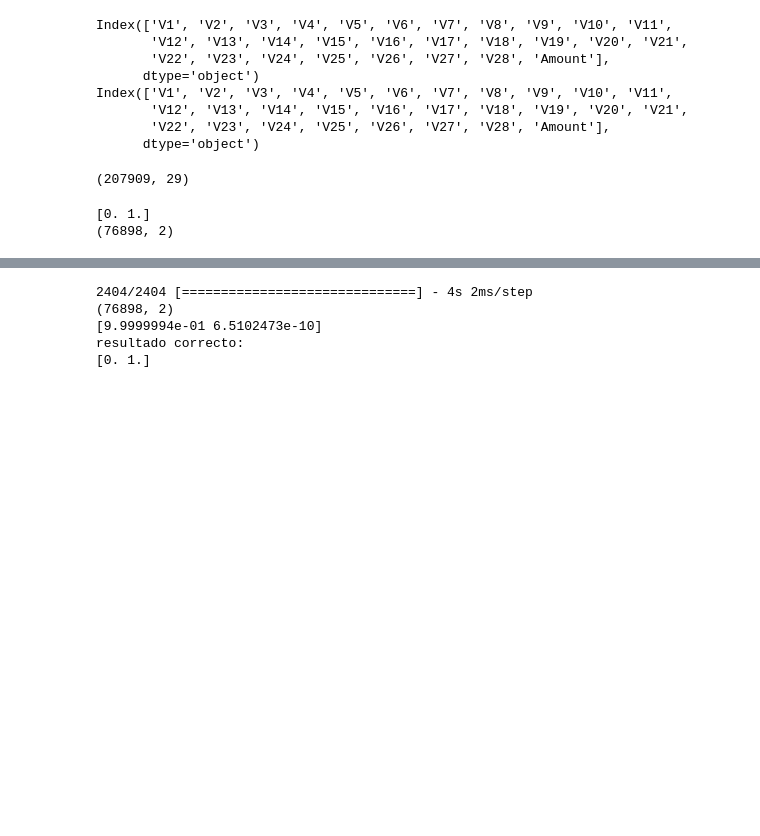
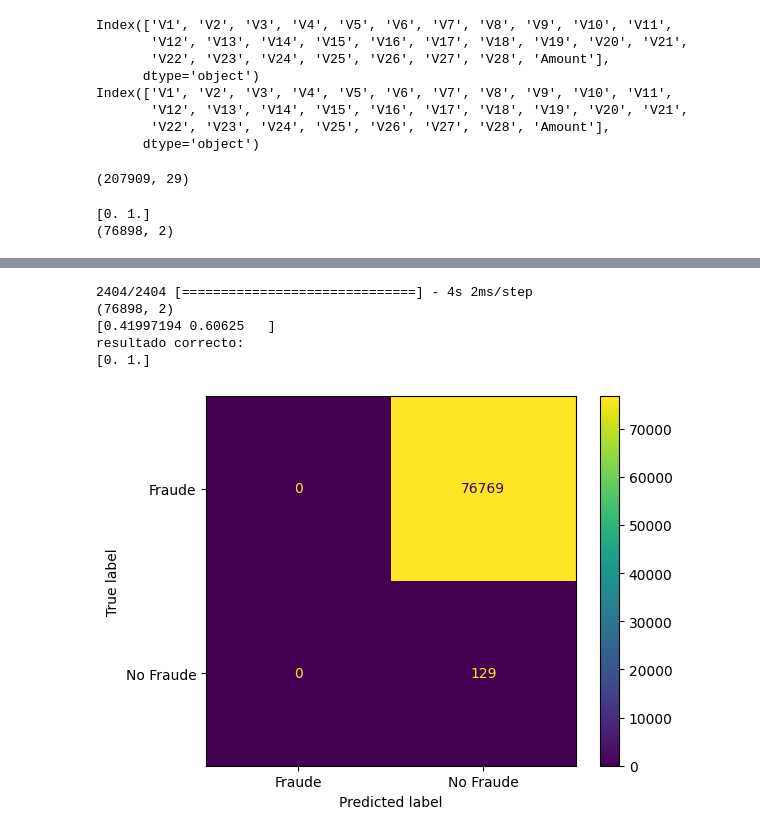
Before and after one commit to MCPMAlf/An-lisis-de-Datos, a Jupyter notebook: Proyecto4_Ejercicio2.ipynb, the cells around one changed output, grey strips where cells are left out. Saved outputs shown, nothing was run; the diff lists cells and outputs as text; code cells hidden in the pictures; blank space fills up the shorter version.

```diff
--- a/Proyecto4_Ejercicio2.ipynb
+++ b/Proyecto4_Ejercicio2.ipynb
@@ -173,11 +180,12 @@ batch_size = 150
 # %%
 #Modelo de red neuronal
 model = Sequential()
-model.add(Dense(150, activation='tanh', input_shape = (29,)))
+model.add(Dense(30, activation='tanh', input_shape = (29,)))
 model.add(Dropout(0.2))
-model.add(Dense(100, activation='tanh'))
-model.add(Dense(50, activation='tanh'))
-model.add(Dense(num_classes, activation='softmax'))
+model.add(Dense(17, activation='tanh'))
+model.add(Dropout(0.1))
+model.add(Dense(8, activation='relu'))
+model.add(Dense(num_classes))
 
 model.summary()
 # %% [output]
@@ -201,9 +207,9 @@ Trainable params: 24,752
 Non-trainable params: 0
 _________________________________________________________________
 # %%
-model.compile(loss=CategoricalCrossentropy(from_logits=False), optimizer = Adam (learning_rate=Learning_Rate),metrics=['accuracy'])
-#model.compile(loss=MAE, optimizer = Adam (learning_rate=Learning_Rate*1), metrics=['RootMeanSquaredError'])
-##model.compile(loss='categorical_crossentropy', optimizer = Adam (learning_rate=Learning_Rate*10),metrics=['accuracy'])
+#model.compile(loss=CategoricalCrossentropy(from_logits=False), optimizer = Adam (learning_rate=Learning_Rate),metrics=['accuracy'])
+model.compile(loss=MAE, optimizer = SGD (learning_rate=Learning_Rate*1), metrics=['RootMeanSquaredError'])
+#model.compile(loss='categorical_crossentropy', optimizer = Adam(learning_rate=Learning_Rate*1),metrics=['RootMeanSquaredError'])
 # %%
 history = model.fit(x_Valores_Train, y_Datos_Train_Cat,
                     batch_size = batch_size,
@@ -241,12 +244,12 @@ print(score)
 # %%
-a=model.predict(x_Valores_Test)
-print(a.shape)
-print(a[190])
+y_Valores_Prediccion = model.predict(x_Valores_Test)
+print(y_Valores_Prediccion.shape)
+print(y_Valores_Prediccion[Indices_Fraude[0]])
 print("resultado correcto:")
-print(y_Datos_Test_Cat[190])
+print(y_Datos_Test_Cat[Indices_Fraude[0]])
 # %% [output]
 2404/2404 [==============================] - 4s 2ms/step
 (76898, 2)
-[9.9999994e-01 6.5102473e-10]
+[0.41997194 0.60625   ]
 resultado correcto:
 [0. 1.]
@@ -252,0 +259,19 @@ resultado correcto:
+# %%
+#Matriz 1:
+y_Val_Pred_M1 = []
+
+for i in range(0,y_Valores_Prediccion.shape[0]):
+  if y_Valores_Prediccion[i][0] > y_Valores_Prediccion[i][0]:
+    y_Val_Pred_M1.append(0)
+  else:
+    y_Val_Pred_M1.append(1)
+
+y_Val_Pred = np.array(y_Val_Pred_M1)
+
+Matriz1 = confusion_matrix(y_Datos_test, y_Val_Pred)
+
+Matriz1_display = metrics.ConfusionMatrixDisplay(confusion_matrix = Matriz1, display_labels = ['Fraude', 'No Fraude'])
+Matriz1_display.plot()
+plt.show()
+# %% [output]
+[figure, added]
```
Also changed, not shown: parts of 13 cells of this notebook.
